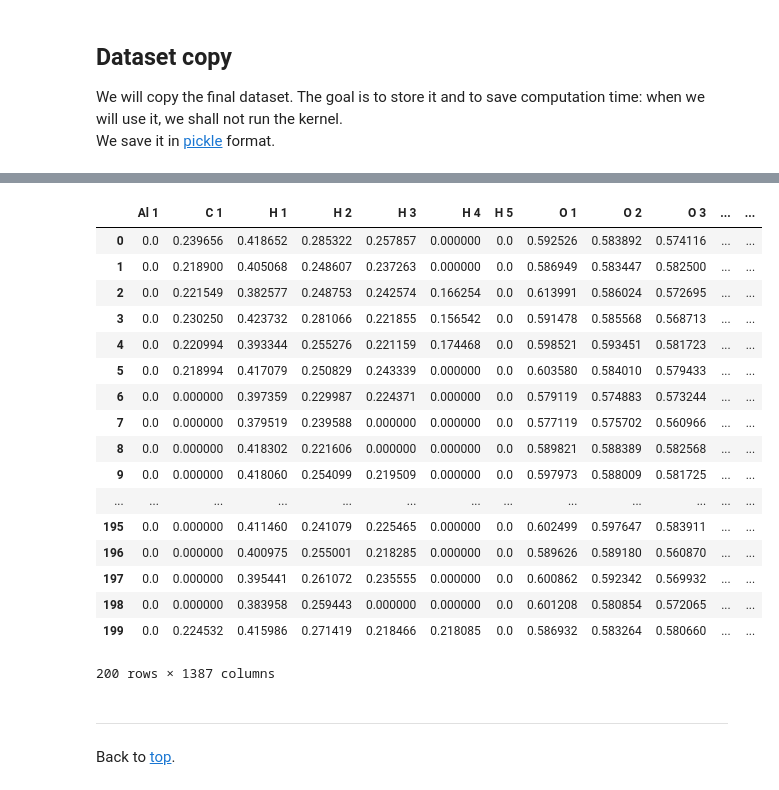
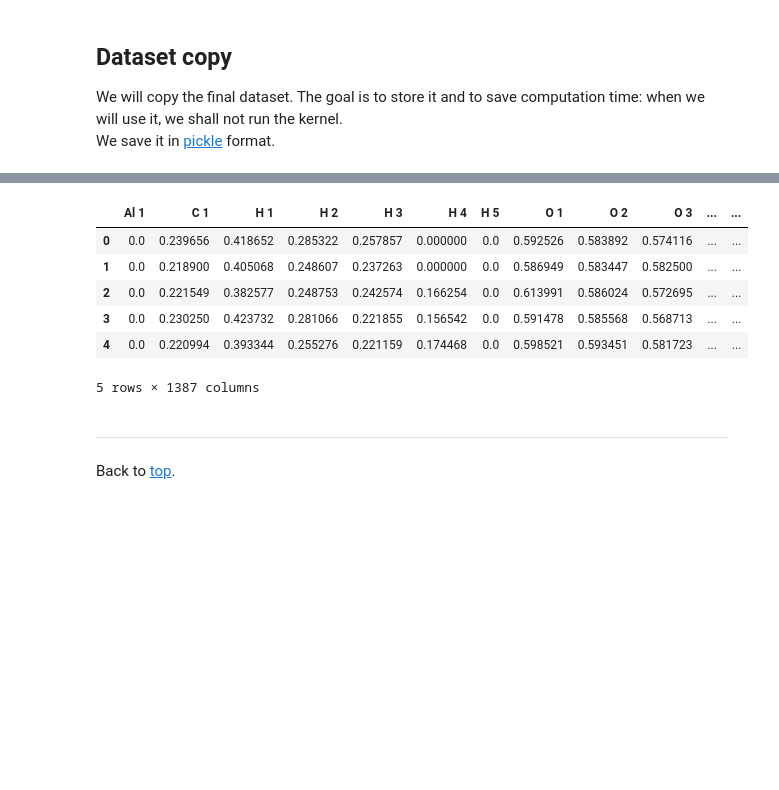
Before and after one commit to LucasLherbier/machine-learning-perturbation-theory, a Jupyter notebook: models/MLPT_Distance.ipynb, the cells around one changed output, grey strips where cells are left out. Drawn from its saved outputs; the diff is of its cells as text; code cells hidden in the pictures; blank space fills up the shorter version.

```diff
--- a/models/MLPT_Distance.ipynb
+++ b/models/MLPT_Distance.ipynb
@@ -402,28 +391,17 @@ data_distance_new
 # %%
 inv_data_distance = 1/data_distance_new
 inv_data_distance = inv_data_distance.replace([np.inf, -np.inf], 0)
 inv_data_distance.Energy = data_distance.Energy
 inv_data_distance.to_pickle("./inv_data_distance.pkl")
-inv_data_distance
+inv_data_distance.head()
 # %% [output]
 |  | Al 1 | C 1 | H 1 | H 2 | H 3 | H 4 | H 5 | O 1 | O 2 | O 3 | ... | ... |
 | 0 | 0.0 | 0.239656 | 0.418652 | 0.285322 | 0.257857 | 0.000000 | 0.0 | 0.592526 | 0.583892 | 0.574116 | ... | ... |
 | 1 | 0.0 | 0.218900 | 0.405068 | 0.248607 | 0.237263 | 0.000000 | 0.0 | 0.586949 | 0.583447 | 0.582500 | ... | ... |
 | 2 | 0.0 | 0.221549 | 0.382577 | 0.248753 | 0.242574 | 0.166254 | 0.0 | 0.613991 | 0.586024 | 0.572695 | ... | ... |
 | 3 | 0.0 | 0.230250 | 0.423732 | 0.281066 | 0.221855 | 0.156542 | 0.0 | 0.591478 | 0.585568 | 0.568713 | ... | ... |
 | 4 | 0.0 | 0.220994 | 0.393344 | 0.255276 | 0.221159 | 0.174468 | 0.0 | 0.598521 | 0.593451 | 0.581723 | ... | ... |
-| 5 | 0.0 | 0.218994 | 0.417079 | 0.250829 | 0.243339 | 0.000000 | 0.0 | 0.603580 | 0.584010 | 0.579433 | ... | ... |
-| 6 | 0.0 | 0.000000 | 0.397359 | 0.229987 | 0.224371 | 0.000000 | 0.0 | 0.579119 | 0.574883 | 0.573244 | ... | ... |
-| 7 | 0.0 | 0.000000 | 0.379519 | 0.239588 | 0.000000 | 0.000000 | 0.0 | 0.577119 | 0.575702 | 0.560966 | ... | ... |
-| 8 | 0.0 | 0.000000 | 0.418302 | 0.221606 | 0.000000 | 0.000000 | 0.0 | 0.589821 | 0.588389 | 0.582568 | ... | ... |
-| 9 | 0.0 | 0.000000 | 0.418060 | 0.254099 | 0.219509 | 0.000000 | 0.0 | 0.597973 | 0.588009 | 0.581725 | ... | ... |
-| ... | ... | ... | ... | ... | ... | ... | ... | ... | ... | ... | ... | ... |
-| 195 | 0.0 | 0.000000 | 0.411460 | 0.241079 | 0.225465 | 0.000000 | 0.0 | 0.602499 | 0.597647 | 0.583911 | ... | ... |
-| 196 | 0.0 | 0.000000 | 0.400975 | 0.255001 | 0.218285 | 0.000000 | 0.0 | 0.589626 | 0.589180 | 0.560870 | ... | ... |
-| 197 | 0.0 | 0.000000 | 0.395441 | 0.261072 | 0.235555 | 0.000000 | 0.0 | 0.600862 | 0.592342 | 0.569932 | ... | ... |
-| 198 | 0.0 | 0.000000 | 0.383958 | 0.259443 | 0.000000 | 0.000000 | 0.0 | 0.601208 | 0.580854 | 0.572065 | ... | ... |
-| 199 | 0.0 | 0.224532 | 0.415986 | 0.271419 | 0.218466 | 0.218085 | 0.0 | 0.586932 | 0.583264 | 0.580660 | ... | ... |
-200 rows × 1387 columns
+5 rows × 1387 columns
 # %% [markdown]
 ---
 Back to [top](#top).
```
Also changed, not shown: parts of 3 cells of this notebook.
